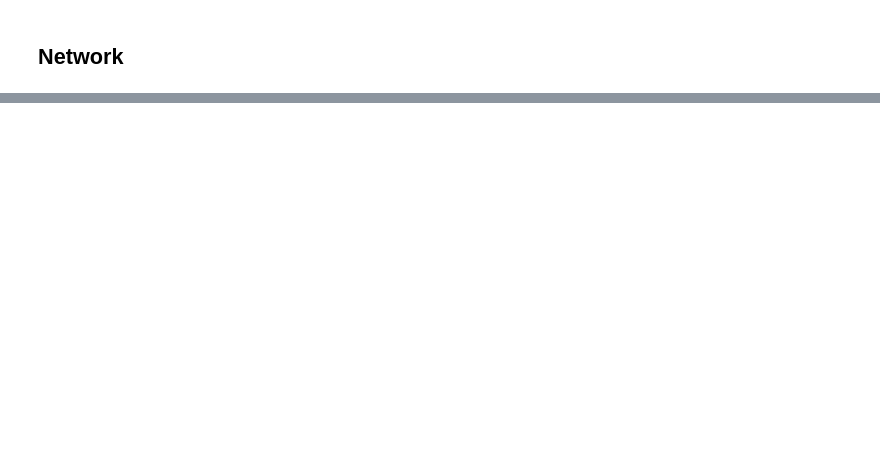
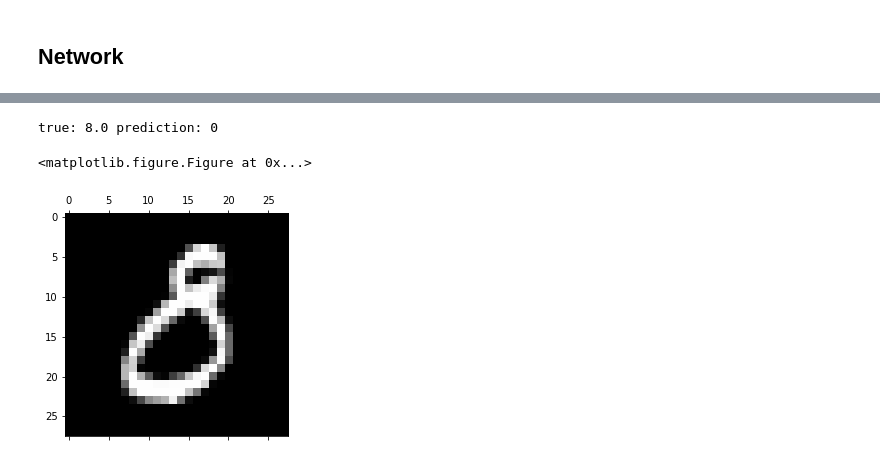
Before and after one commit to ferrine/gelato, a Jupyter notebook: examples/mnist.ipynb, the cells around one changed output, grey strips where cells are left out. Cells and saved outputs as stored; diff of their text form; code cells hidden in the pictures; blank space fills up the shorter version.

```diff
--- a/examples/mnist.ipynb
+++ b/examples/mnist.ipynb
@@ -240,0 +322,6 @@ plt.legend()
+# %%
+check_the_error_at(1)
+# %% [output]
+true: 8.0 prediction: 0
+<matplotlib.figure.Figure at 0x...>
+[figure, added]
```
Also changed, not shown: parts of 89 cells of this notebook.
